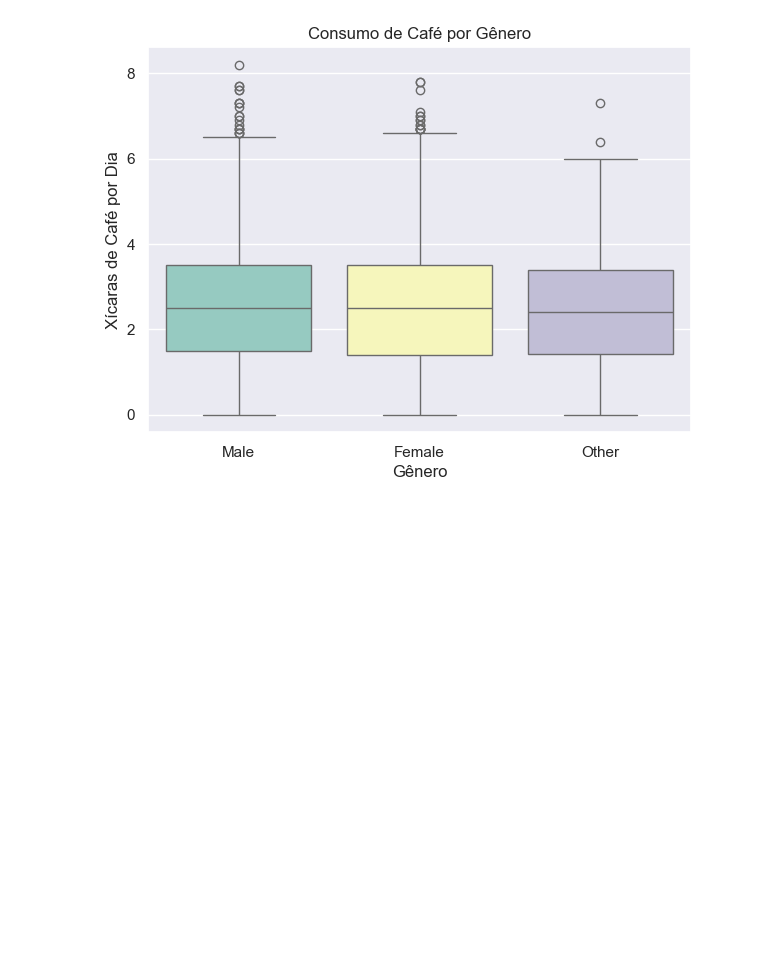
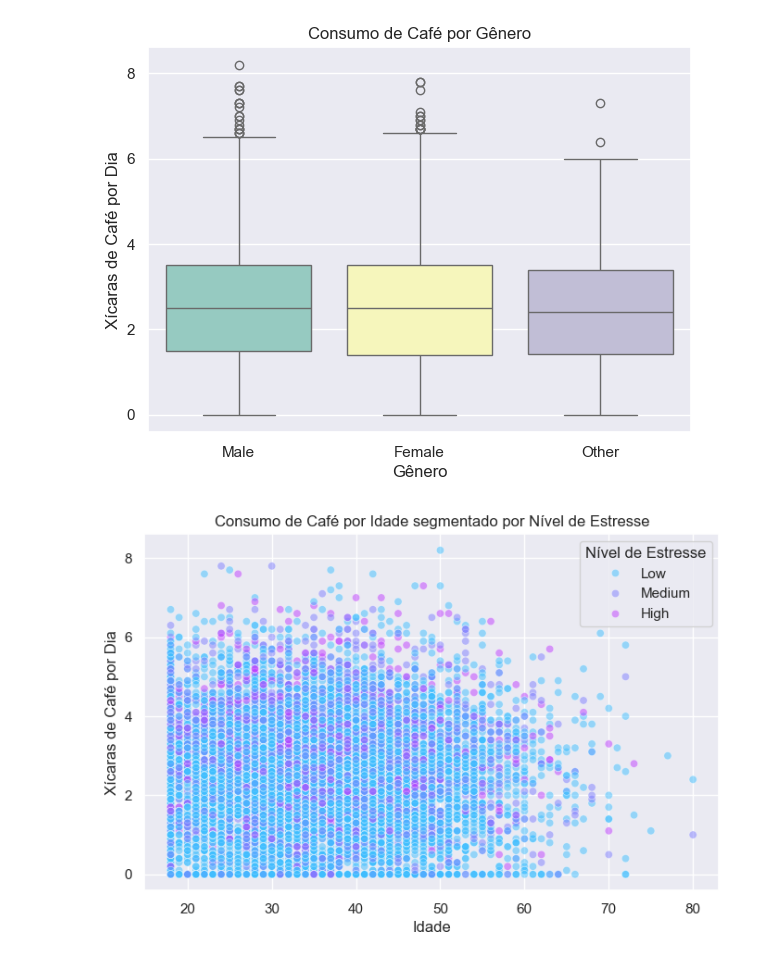
Before and after one commit to felippeximenes/coffee-sleep-analysis, a Jupyter notebook: notebook/eda.ipynb, the cells around one changed output. Cells and saved outputs as stored; diff of their text form; code cells hidden in the pictures; blank space fills up the shorter version.

Commit message:
feat: visualization relating age, coffee intake and stress level

```diff
--- a/notebook/eda.ipynb
+++ b/notebook/eda.ipynb
@@ -247,3 +247,20 @@ Passing `palette` without assigning `hue` is deprecated and will be removed in v
 
   sns.boxplot(
 [figure]
+# %%
+plt.figure(figsize=(8, 5))
+sns.scatterplot(
+    data=df,
+    x="Age",
+    y="Coffee_Intake",
+    hue="Stress_Level",
+    alpha=0.5,
+    palette="cool"
+)
+plt.title("Consumo de Café por Idade segmentado por Nível de Estresse")
+plt.xlabel("Idade")
+plt.ylabel("Xícaras de Café por Dia")
+plt.legend(title="Nível de Estresse")
+plt.show()
+# %% [output]
+[figure, added]
```
